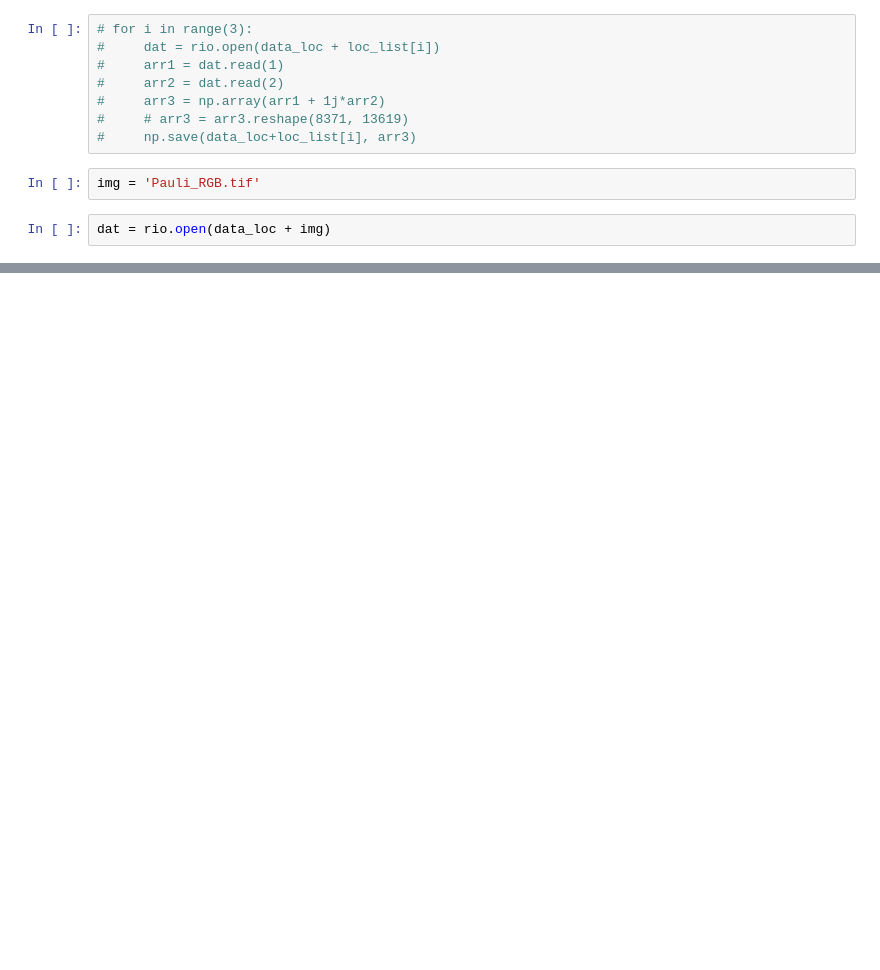
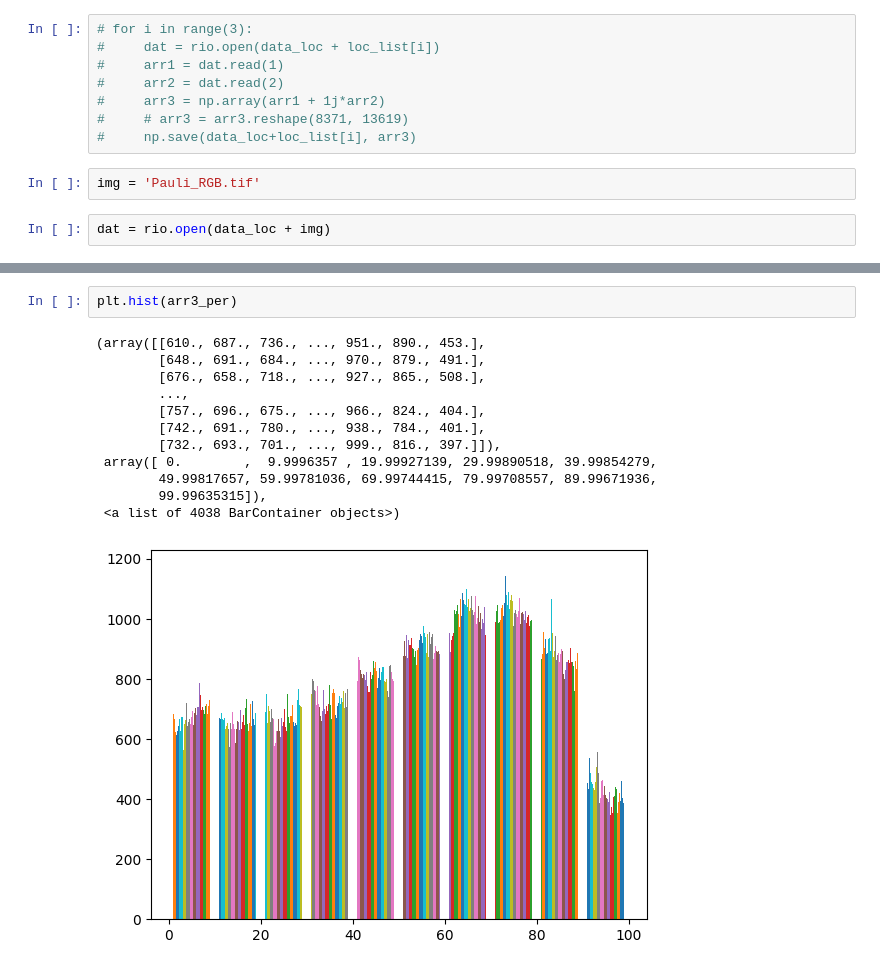
Before and after one commit to CaffineAddic/Complex-Value-Neural-Network-for-SAR-images-, a Jupyter notebook: Reading_tif_as_cmplx.ipynb, the cells around one changed output, grey strips where cells are left out. Cells and saved outputs as stored; diff of their text form; blank space fills up the shorter version.

```diff
--- a/Reading_tif_as_cmplx.ipynb
+++ b/Reading_tif_as_cmplx.ipynb
@@ -45,0 +75,15 @@ array([[1.4401385e+06, 1.3961425e+06, 2.8346000e+04, ..., 6.8868020e+06,
+# %%
+plt.hist(arr3_per)
+# %% [output]
+(array([[610., 687., 736., ..., 951., 890., 453.],
+        [648., 691., 684., ..., 970., 879., 491.],
+        [676., 658., 718., ..., 927., 865., 508.],
+        ...,
+        [757., 696., 675., ..., 966., 824., 404.],
+        [742., 691., 780., ..., 938., 784., 401.],
+        [732., 693., 701., ..., 999., 816., 397.]]),
+ array([ 0.        ,  9.9996357 , 19.99927139, 29.99890518, 39.99854279,
+        49.99817657, 59.99781036, 69.99744415, 79.99708557, 89.99671936,
+        99.99635315]),
+ <a list of 4038 BarContainer objects>)
+[figure, added]
```
Also changed, not shown: parts of 17 cells of this notebook.
